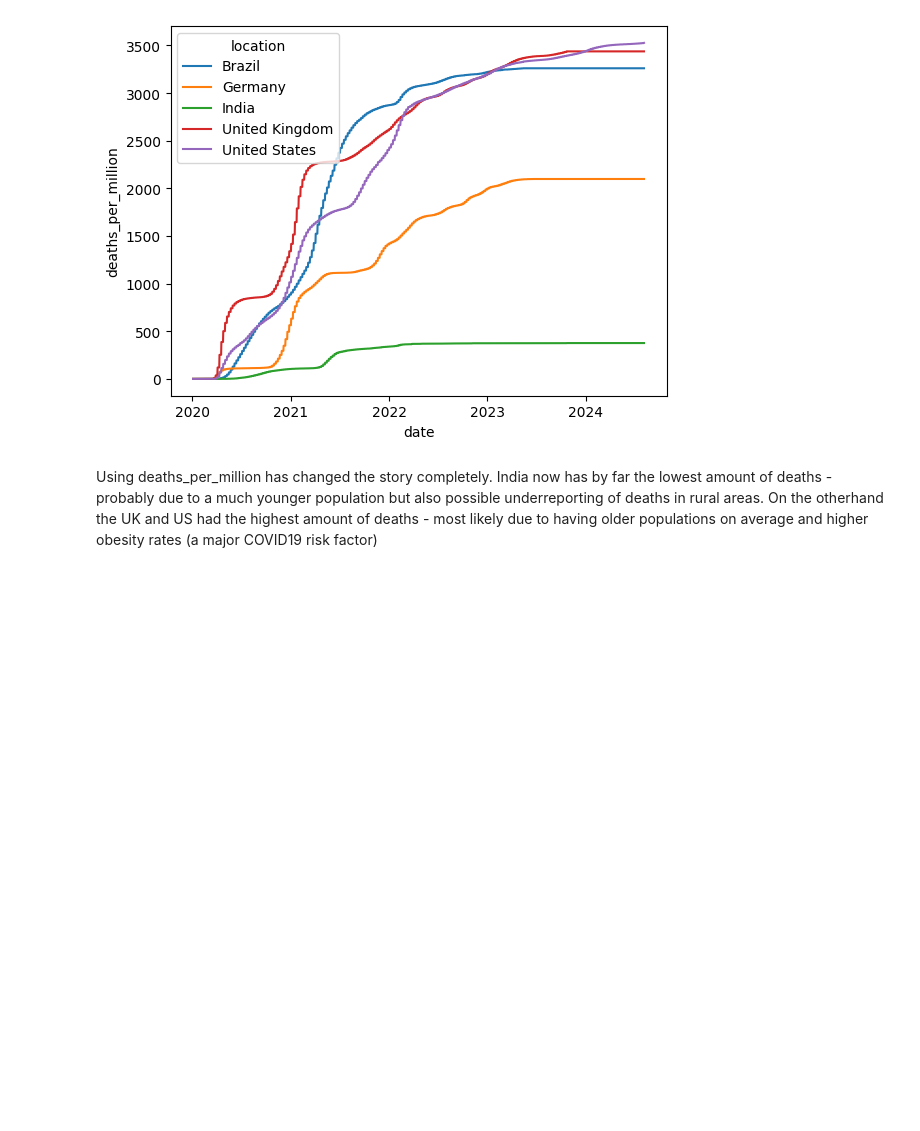
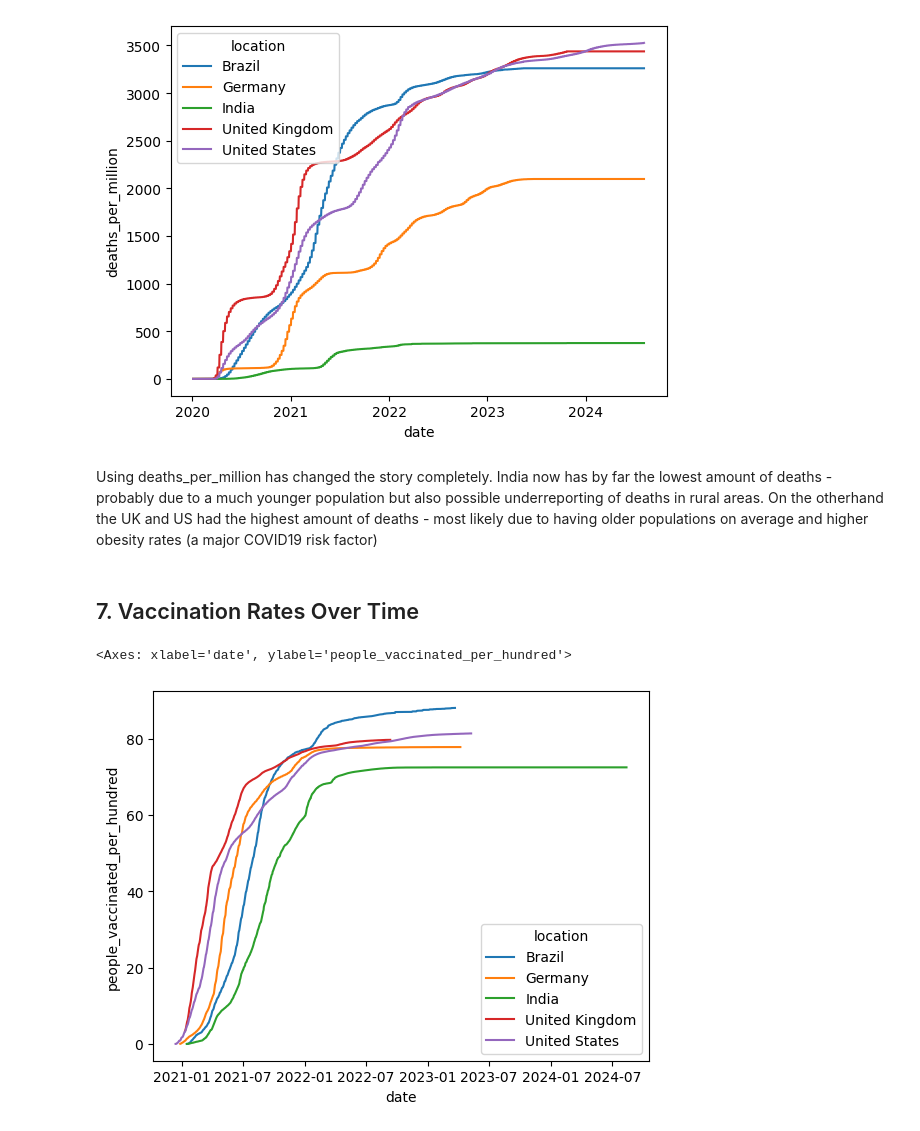
Before and after one commit to ellakmb/covid-epidemic-modelling-, a Jupyter notebook: notebooks/01_data_exploration.ipynb, the cells around one changed output. Drawn from its saved outputs; the diff is of its cells as text; code cells hidden in the pictures; blank space fills up the shorter version.

Commit message:
Add vaccination analysis and cases vs deaths decoupling plot

```diff
--- a/notebooks/01_data_exploration.ipynb
+++ b/notebooks/01_data_exploration.ipynb
@@ -144,3 +144,10 @@ sns.lineplot(data=df_countries, x='date', y='deaths_per_million', hue='location'
 [figure]
 # %% [markdown]
 Using deaths_per_million has changed the story completely. India now has by far the lowest amount of deaths - probably due to a much younger population but also possible underreporting of deaths in rural areas. On the otherhand the UK and US had the highest amount of deaths - most likely due to having older populations on average and higher obesity rates (a major COVID19 risk factor)
+# %% [markdown]
+## 7. Vaccination Rates Over Time
+# %%
+sns.lineplot(data=df_countries, x='date', y='people_vaccinated_per_hundred', hue='location')
+# %% [output]
+<Axes: xlabel='date', ylabel='people_vaccinated_per_hundred'>
+[figure, added]
```
Also changed, not shown: parts of 4 cells of this notebook.
